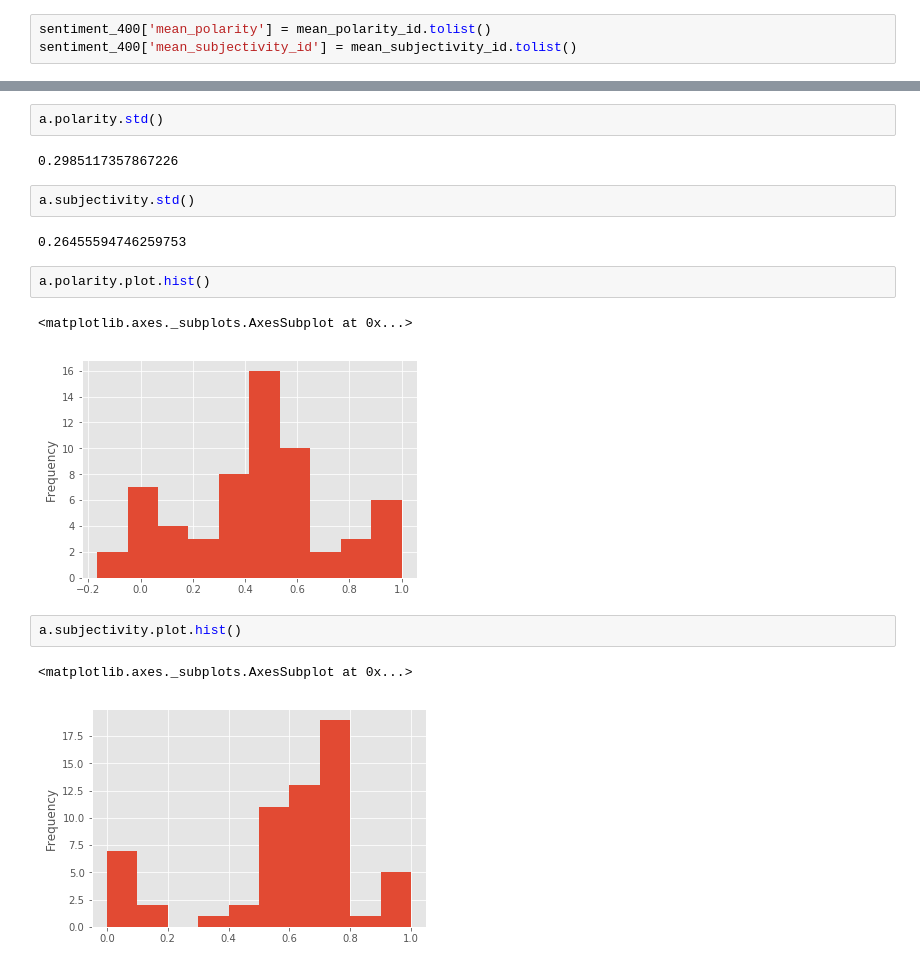
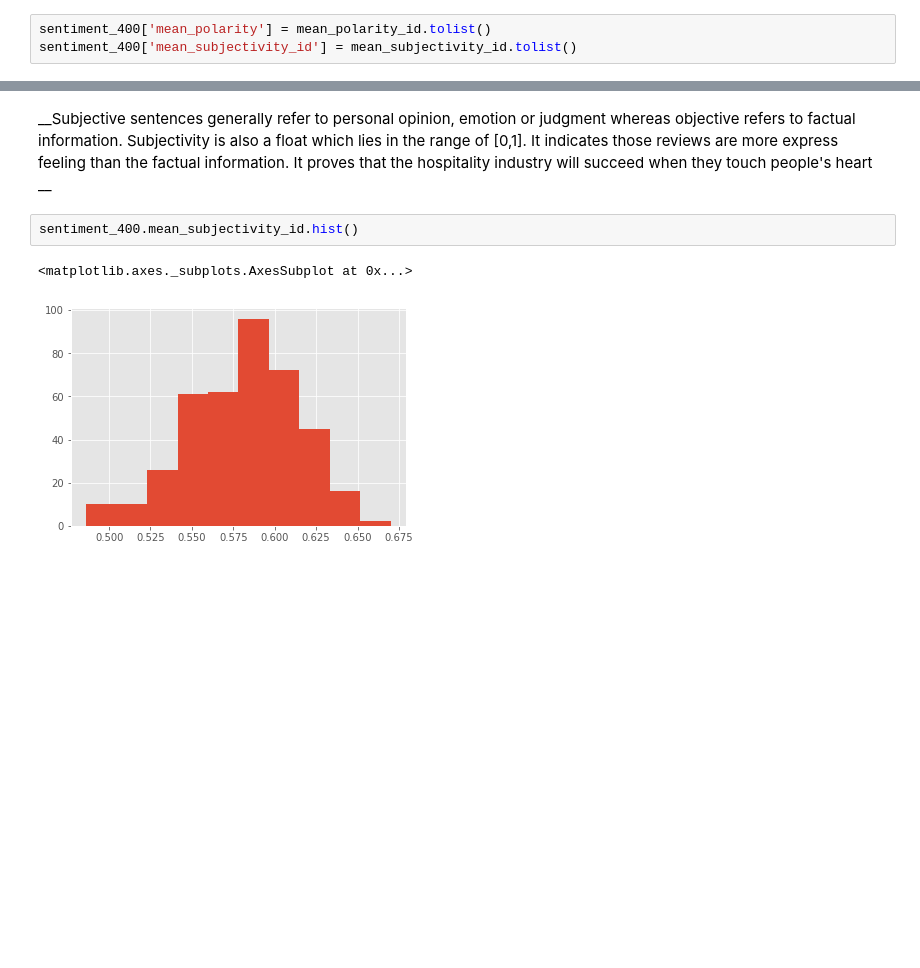
Before and after one commit to 0xyuzi/Airbnb_NYC, a Jupyter notebook: Airbnb-NYC-Listing.ipynb, the cells around one changed output, grey strips where cells are left out. Cells and saved outputs as stored; diff of their text form; blank space fills up the shorter version.

```diff
--- a/Airbnb-NYC-Listing.ipynb
+++ b/Airbnb-NYC-Listing.ipynb
@@ -631,18 +499,7 @@ a.subjectivity.mean()
-# %%
-a.polarity.std()
-# %% [output]
-0.2985117357867226
-# %%
-a.subjectivity.std()
-# %% [output]
-0.26455594746259753
-# %%
-a.polarity.plot.hist()
-# %% [output]
-<matplotlib.axes._subplots.AxesSubplot at 0x...>
-[figure, removed]
-# %%
-a.subjectivity.plot.hist()
-# %% [output]
-<matplotlib.axes._subplots.AxesSubplot at 0x...>
-[figure, removed]
+# %% [markdown]
+__Subjective sentences generally refer to personal opinion, emotion or judgment whereas objective refers to factual information. Subjectivity is also a float which lies in the range of [0,1]. It indicates those reviews are more express feeling than the factual information. It proves that the hospitality industry will succeed when they touch people's heart __
+# %%
+sentiment_400.mean_subjectivity_id.hist()
+# %% [output]
+<matplotlib.axes._subplots.AxesSubplot at 0x...>
+[figure, added]
```
Also changed, not shown: parts of 38 cells of this notebook.
